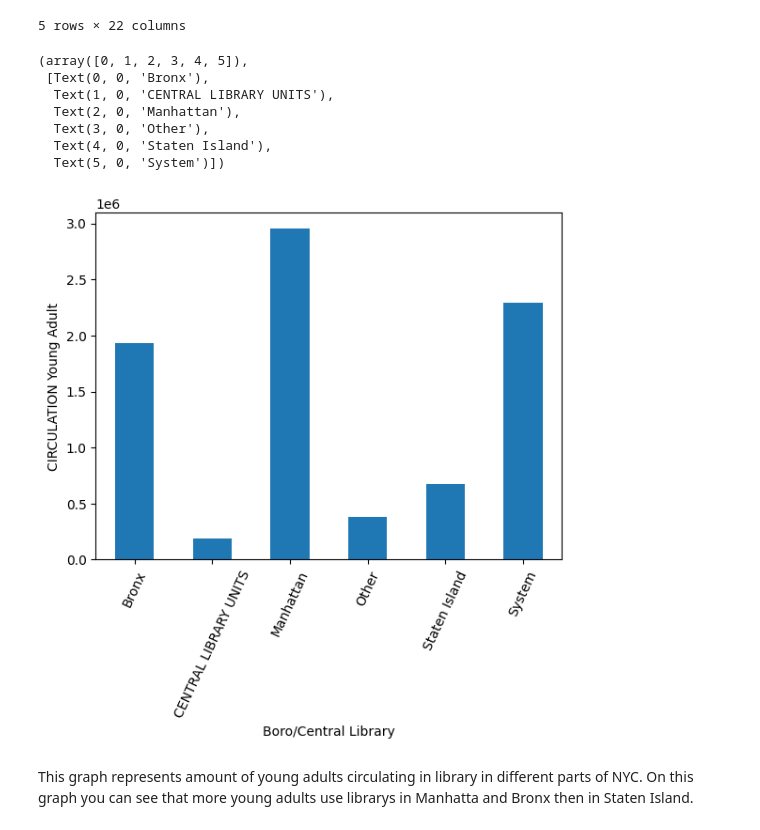
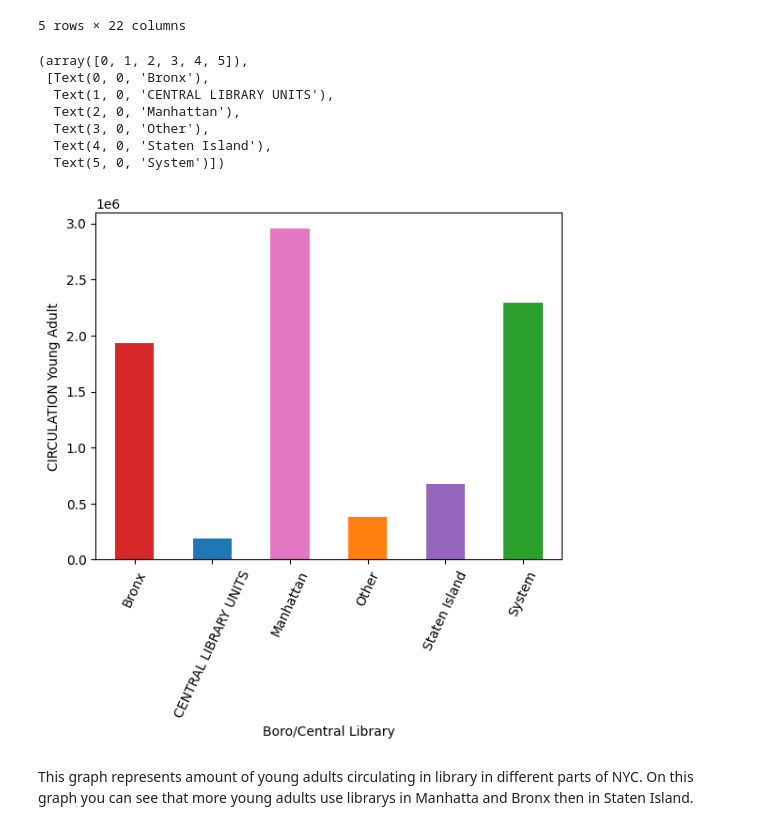
Before and after one commit to nikitaNotvas/python_unit2_data_science, a Jupyter notebook: project.ipynb, the cells around one changed output. Cells and saved outputs as stored; diff of their text form; code cells hidden in the pictures.

Commit message:
added color

```diff
--- a/project.ipynb
+++ b/project.ipynb
@@ -16,17 +16,20 @@ df.head()
 # %%
 graph1 = df.groupby('Boro/Central Library')['CIRCULATION Young Adult'].sum()#colects data from csv file about circulation of Young adults.
 # %%
-graph1.plot(kind="bar",ylabel='CIRCULATION Young Adult',)
+
+bar_colors = ['tab:red', 'tab:blue', 'tab:pink', 'tab:orange','tab:purple','tab:green']
+graph1.plot(kind="bar",ylabel='CIRCULATION Young Adult',color=bar_colors)
+
 plt.xticks(rotation=65)#xticks rotates names of x values in ordert to make it easy to read
 # %% [output]
 (array([0, 1, 2, 3, 4, 5]),
  [Text(0, 0, 'Bronx'),
   Text(1, 0, 'CENTRAL LIBRARY UNITS'),
   Text(2, 0, 'Manhattan'),
   Text(3, 0, 'Other'),
   Text(4, 0, 'Staten Island'),
   Text(5, 0, 'System')])
-[figure, old version]
+[figure, new version]
 # %% [markdown]
 This graph represents amount of young adults circulating in library in different parts of NYC.
 On this graph you can see that more young adults use librarys in Manhatta and Bronx then in Staten Island.
```
Also changed, not shown: parts of 1 cell of this notebook.
